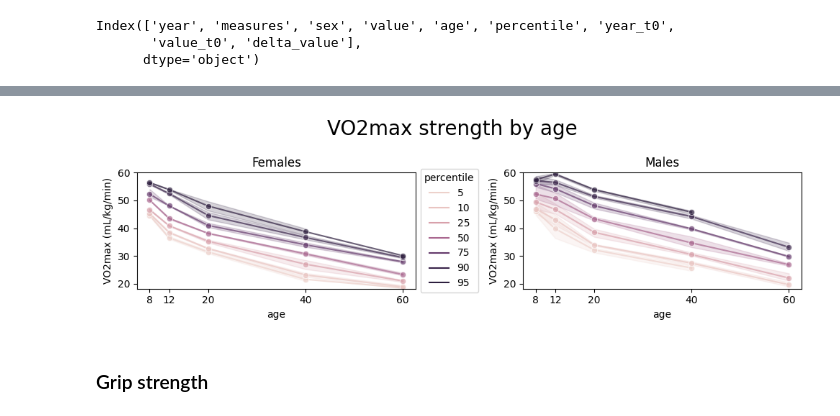
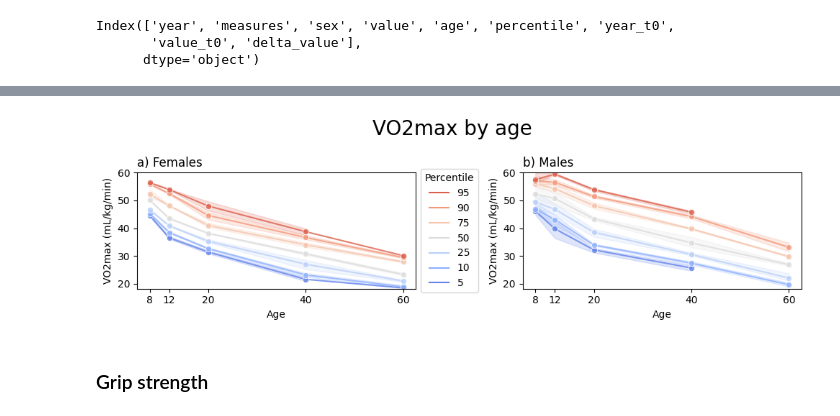
Before and after one commit to silvhua/lighthouse-RnR-project, a Jupyter notebook: canada_fitness.ipynb, the cells around one changed output, grey strips where cells are left out. Cells and saved outputs as stored; diff of their text form; code cells hidden in the pictures.

```diff
--- a/canada_fitness.ipynb
+++ b/canada_fitness.ipynb
@@ -266,7 +261,7 @@ def data_prep(df):
     df = df.drop(df[rows_to_drop].index)
 
     # Convert age group to integer of the lower age boundary
-    df['age'] = df['Age group'].str.replace('Ages (\d*).*','\\1', regex=True).astype(int)
+    df['Age'] = df['Age group'].str.replace('Ages (\d*).*','\\1', regex=True).astype(int)
 
     # Convert percentiles to integers
     df['percentile'] = df['Statistics'].str.replace('(\d*).+','\\1', regex=True).astype(int)
@@ -305,6 +300,9 @@ def data_prep(df):
 
     # Calculate change from t0
     df['delta_value'] = df['value'] - df['value_t0']
+
+    # Make column names title case
+    df.columns = df.columns.str.title()
     print('final shape: ',df.shape)
     return df
 
@@ -355,7 +353,7 @@ df2[df2['year']==2009].sort_values('delta_value',ascending=False).head(5)
 ### Max oxygen consumption (cardiorespiratory fitness)
 # %%
 measure = 'Predicted maximal oxygen consumption'
-crf = df2['measures'] == measure
+crf = df2['Measures'] == measure
 df_crf = df2[crf]
 df_crf
 # %% [output]
@@ -415,9 +380,10 @@ df_crf
 #### Lineplots function
 # %%
 # Create function to plot 2022-11-15 19:15
-def lineplots(df, y='value', x='year', column='sex', row='age', hue='percentile',
+def lineplots(df, y='Value', x='Year', column='Sex', row='Age', hue='Percentile',
     show_legend=True, yaxis_label=None, xticks=None, title=None):
 
+    subplot_label = 'abcdefghijklmnopq'
     column_values = sorted(df[column].unique())
     row_values = sorted(df[row].unique())
     nrows = len(row_values)
@@ -427,8 +393,11 @@ def lineplots(df, y='value', x='year', column='sex', row='age', hue='percentile'
     fig.suptitle(title, fontsize=20)
     ymin = df[y].min()
     ymax = df[y].max()
+    ax = ax.flatten()
+    # colors = sns.color_palette("rocket", as_cmap = True)
+    # colors = sns.diverging_palette(250, 30, l=65, center="dark", as_cmap = True)
+    colors = sns.color_palette("coolwarm", n_colors=len(df[hue].unique()))
 
-    ax = ax.flatten()
     ax_index = 0
     for row_number in range(nrows):
         for col_number in range(len(column_values)):
@@ -440,20 +409,24 @@ def lineplots(df, y='value', x='year', column='sex', row='age', hue='percentile'
             filter = (df[row] == row_values[row_number]) & (df[column] == column_values[col_number])
 
             sns.lineplot(data=df[filter], y=y,
-                hue=hue, x=x, marker='o', alpha=0.7,
-                legend=legend,
+                hue=hue, x=x, marker='o', alpha=0.8,
+                legend=legend, palette=colors,
                     ax = ax[ax_index])
             if nrows > 1:
-                ax[ax_index].set_title(f'{title_variable}: {row_values[row_number]}, {column_values[col_number]}', fontsize=12)
+                ax[ax_index].set_title(f'{subplot_label[ax_index]}) {title_variable} {row_values[row_number]}, {column_values[col_number]}', fontsize=12, loc='left')
             else:
-                ax[ax_index].set_title(f'{column_values[col_number]}', fontsize=12)
+                ax[ax_index].set_title(f'{subplot_label[ax_index]}) {column_values[col_number]}', fontsize=12, loc='left')
             ax[ax_index].set_ylim([ymin,ymax]) # Make the y axes all the same
             if yaxis_label:
                 ax[ax_index].set_ylabel(yaxis_label)
             if xticks:
                 ax[ax_index].xaxis.set_ticks(xticks)
             if (legend == 'full'):
+                # Reverse order of legend entries, then position the legend
+                handles, labels = ax[ax_index].get_legend_handles_labels()
+                ax[ax_index].legend(handles[::-1], labels[::-1])
                 sns.move_legend(ax[ax_index],'center left',bbox_to_anchor=(1, 0.5), title=hue)
+
             ax_index += 1
 
     plt.tight_layout()
@@ -628,11 +608,11 @@ lineplots(df_crf, y='value', x='age', column='sex', row='year', hue='percentile'
 # %%
 # how does fitness vary with age?
-ages = sorted(df_crf[df_crf['age'] >= 8]['age'].unique())
-plot_crf_vs_age = lineplots(df_crf[df_crf['age'] >= 8], y='value', x='age', column='sex', row='measures', hue='percentile',
-    yaxis_label='VO2max (mL/kg/min)', title='VO2max strength by age',show_legend=True, xticks=ages)
+ages = sorted(df_crf[df_crf['Age'] >= 8]['Age'].unique())
+plot_crf_vs_age = lineplots(df_crf[df_crf['Age'] >= 8], y='Value', x='Age', column='Sex', row='Measures', hue='Percentile',
+    yaxis_label='VO2max (mL/kg/min)', title='VO2max by age',show_legend=True, xticks=ages)
 plot_crf_vs_age.savefig(r'./crf vs age.png')
 # %% [output]
-[figure, old version]
+[figure, new version]
 # %% [markdown]
 ### Grip strength
 # %%
```
Also changed, not shown: parts of 16 cells of this notebook, 10 other files.
